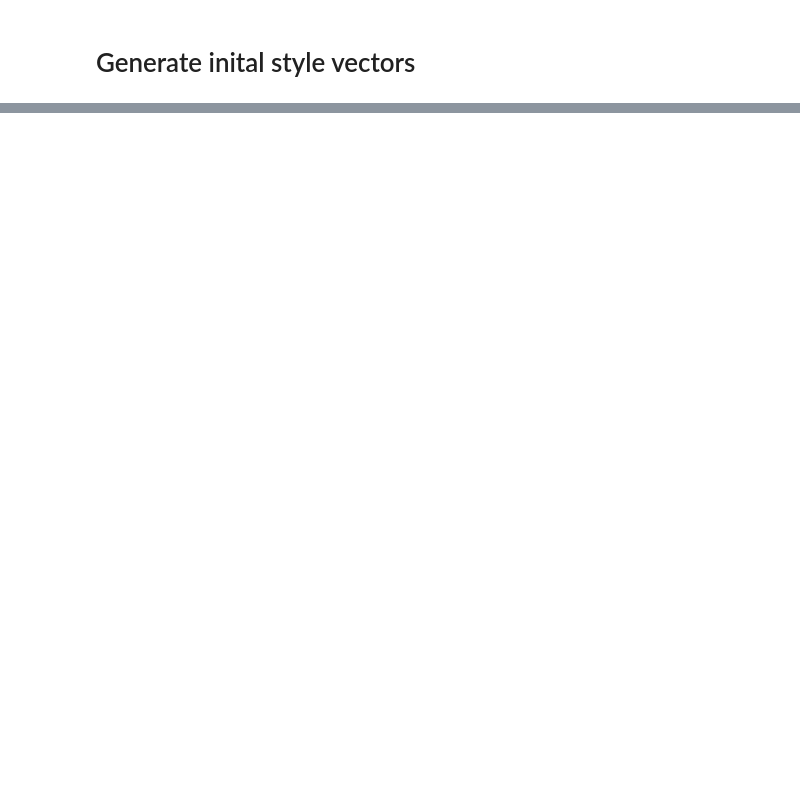
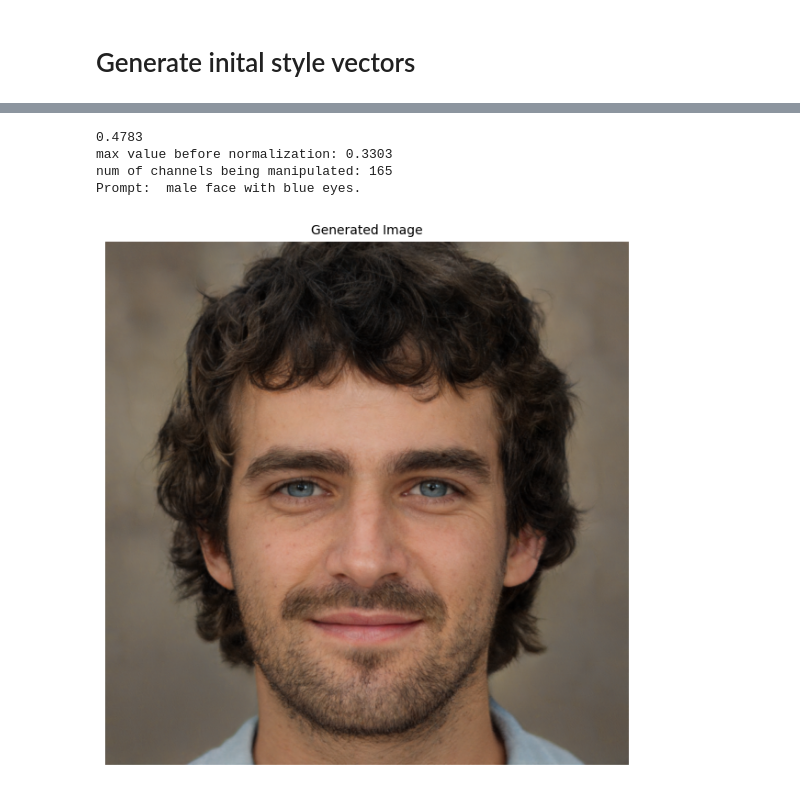
Before and after one commit to RashmikaDushan/stylegan2-ada-pytorch, a Jupyter notebook: style_clip.ipynb, the cells around one changed output, grey strips where cells are left out. Saved outputs shown, nothing was run; the diff lists cells and outputs as text; code cells hidden in the pictures; blank space fills up the shorter version.

```diff
--- a/style_clip.ipynb
+++ b/style_clip.ipynb
@@ -252,0 +264,21 @@ for i in range(len(prompts)): # for each text prompt
+# %%
+z = torch.zeros(1, 512).to(device)
+style_vecs_avg = style_generator(z, truncation=0.5)
+
+filename = "init"
+neutral = "female face with eyes"
+
+image_prompt = "male face with blue eyes."
+beta, alpha = 0.15, 3
+
+style_vecs_start = ManipulateImages([image_prompt, neutral], model, clip2styles_matrix, style_vecs_avg, beta, alpha)
+generated_image_start = style_synthesis(style_vecs_start)
+
+print("Prompt: ",image_prompt)
+plot_tensor_images(generated_image_start, titles=["Generated Image"], cols=2, figsize=6)
+# %% [output]
+0.4783
+max value before normalization: 0.3303
+num of channels being manipulated: 165
+Prompt:  male face with blue eyes.
+[figure, added]
```
Also changed, not shown: parts of 1 cell of this notebook.
